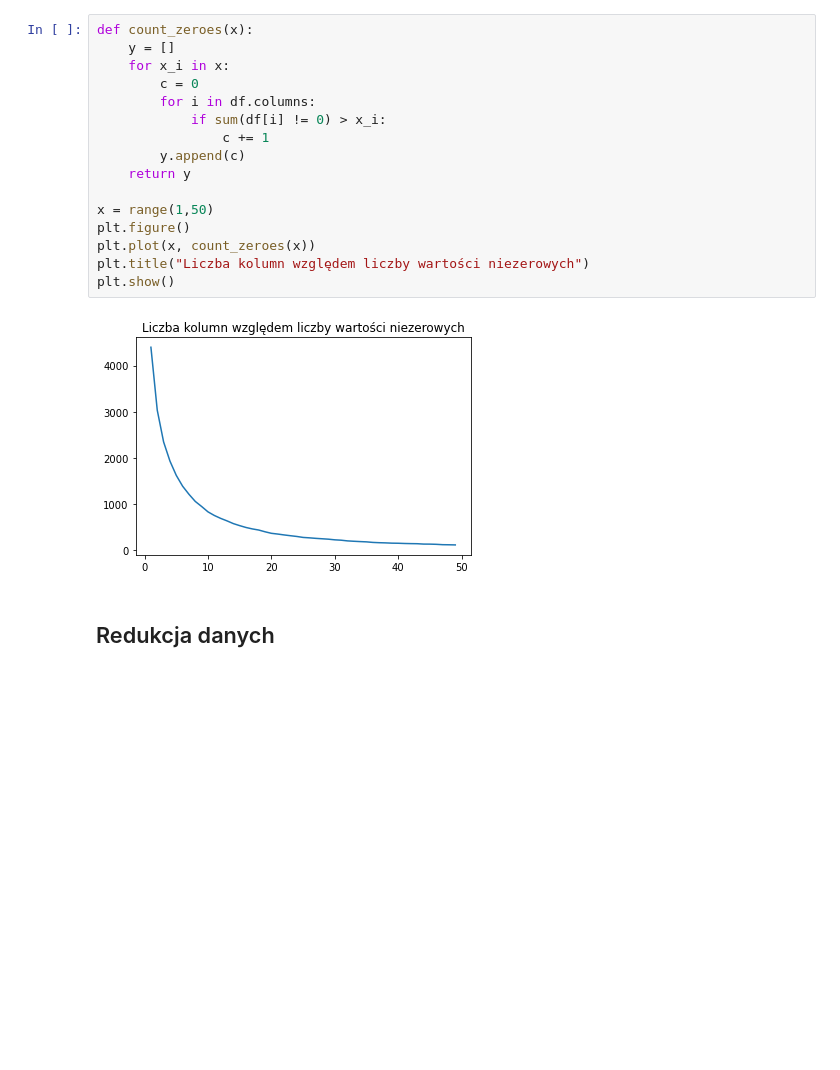
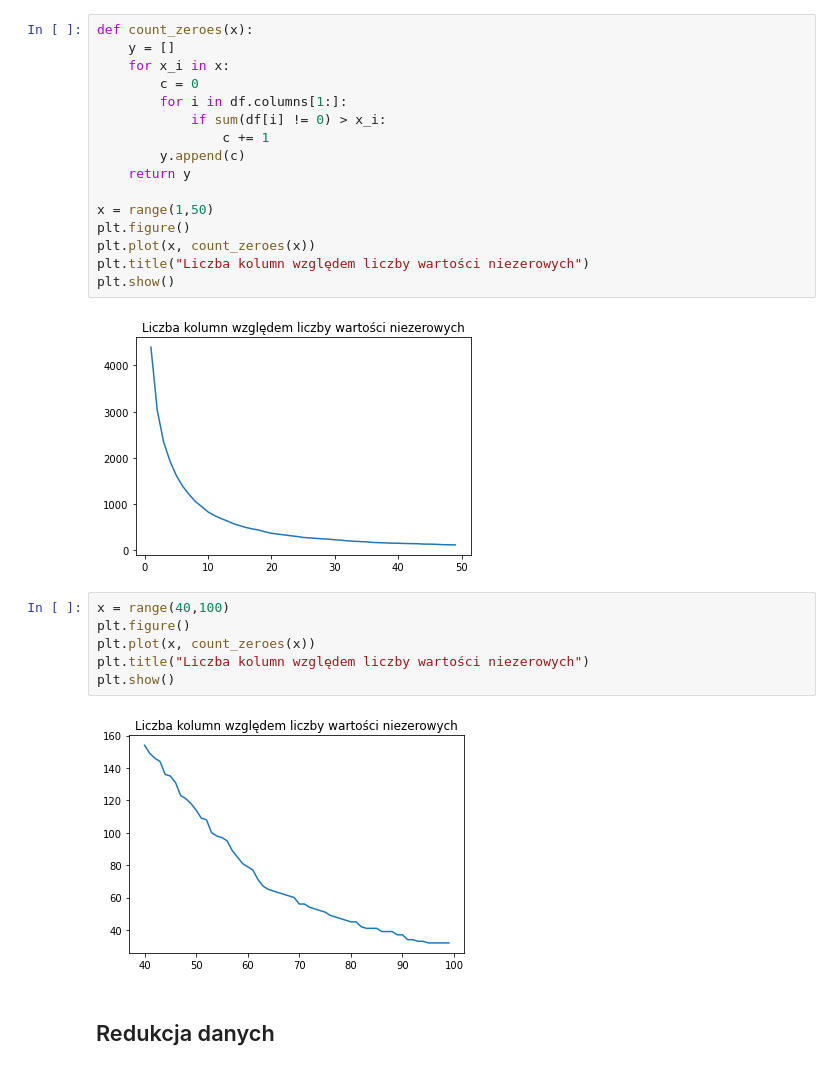
Before and after one commit to KraszewskiK/WUM_proj2, a Jupyter notebook: EDA.ipynb, the cells around one changed output. Saved outputs shown, nothing was run; the diff lists cells and outputs as text; blank space fills up the shorter version.

```diff
--- a/EDA.ipynb
+++ b/EDA.ipynb
@@ -66,7 +66,7 @@ def count_zeroes(x):
     y = []
     for x_i in x:
         c = 0
-        for i in df.columns:
+        for i in df.columns[1:]:
             if sum(df[i] != 0) > x_i:
                 c += 1
         y.append(c)
@@ -79,6 +79,14 @@ plt.title("Liczba kolumn względem liczby wartości niezerowych")
 plt.show()
 # %% [output]
 [figure]
+# %%
+x = range(40,100)
+plt.figure()
+plt.plot(x, count_zeroes(x))
+plt.title("Liczba kolumn względem liczby wartości niezerowych")
+plt.show()
+# %% [output]
+[figure, added]
 # %% [markdown]
 ## Redukcja danych
 # %%
```
